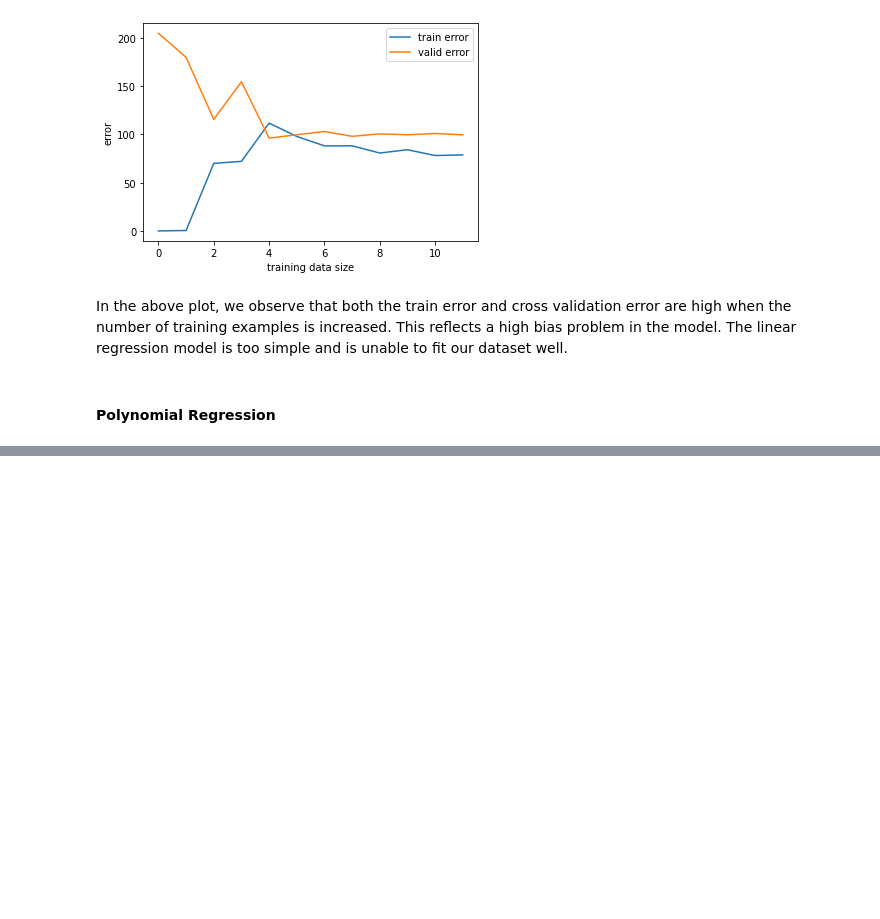
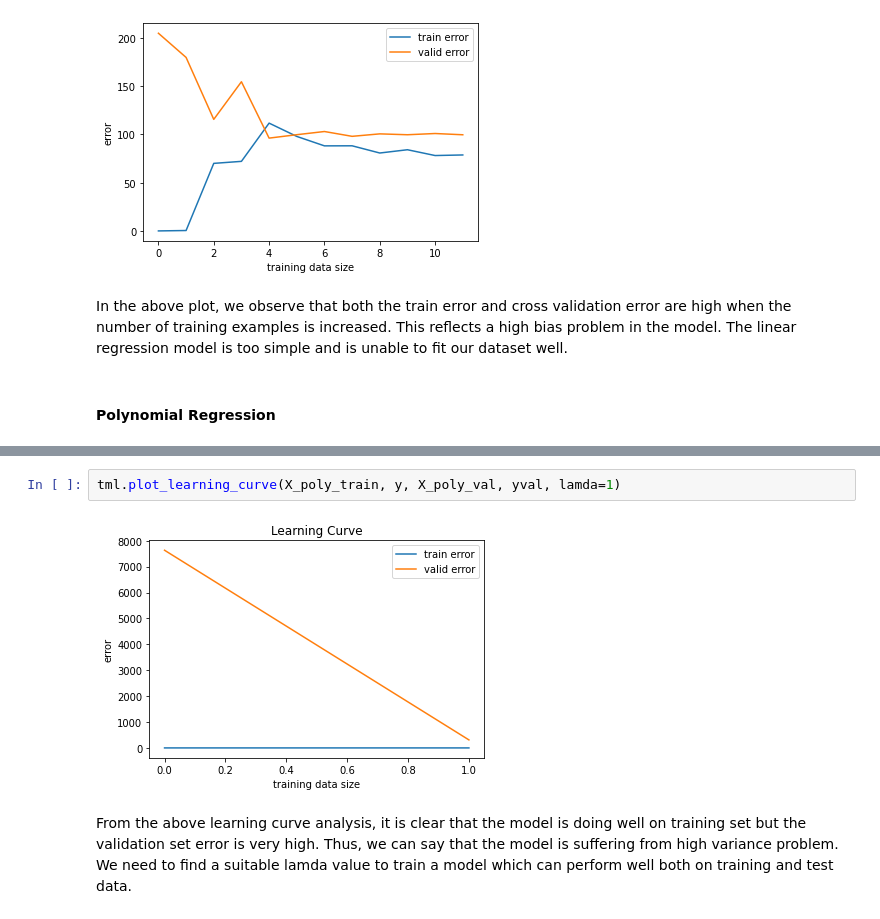
Before and after one commit to shamimtowhid/traditional_ML, a Jupyter notebook: Examples.ipynb, the cells around one changed output, grey strips where cells are left out. Saved outputs shown, nothing was run; the diff lists cells and outputs as text; blank space fills up the shorter version.

```diff
--- a/Examples.ipynb
+++ b/Examples.ipynb
@@ -491,0 +544,6 @@ In the above plot, we observe that both the train error and cross validation err
+# %%
+tml.plot_learning_curve(X_poly_train, y, X_poly_val, yval, lamda=1)
+# %% [output]
+[figure, added]
+# %% [markdown]
+From the above learning curve analysis, it is clear that the model is doing well on training set but the validation set error is very high. Thus, we can say that the model is suffering from high variance problem. We need to find a suitable lamda value to train a model which can perform well both on training and test data.
```
Also changed, not shown: parts of 13 cells of this notebook.
